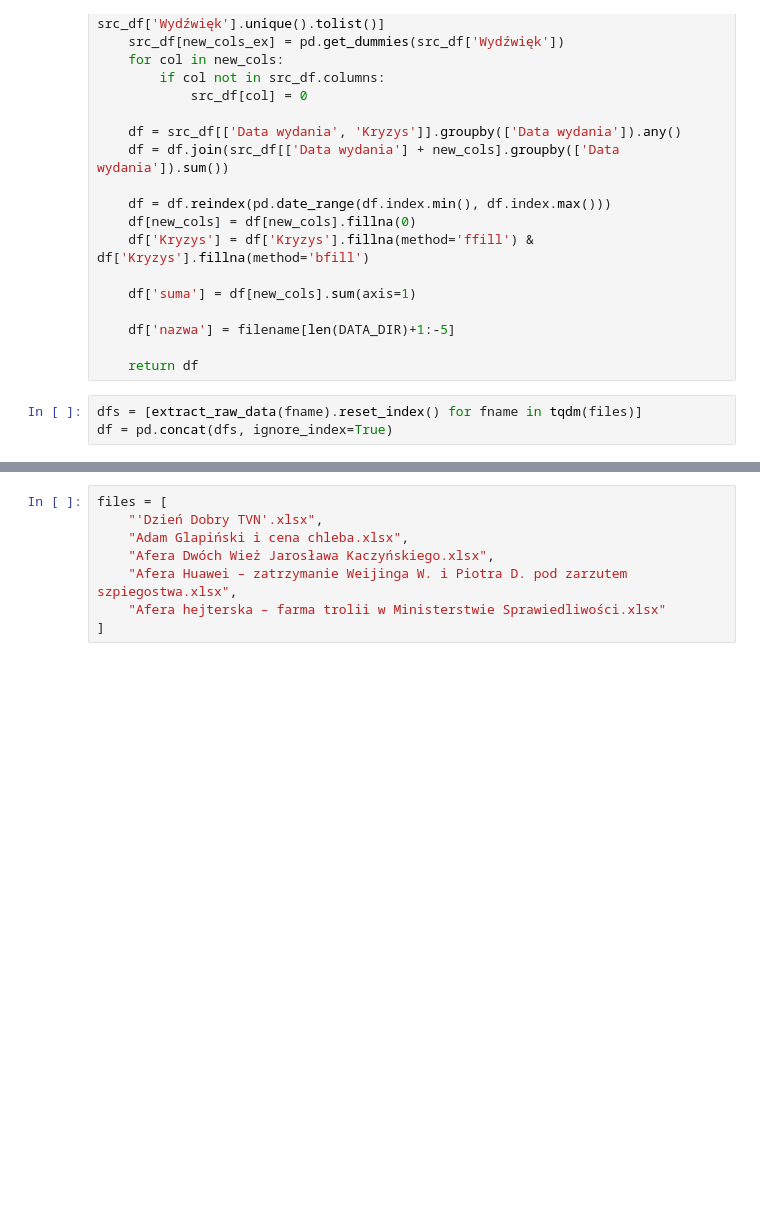
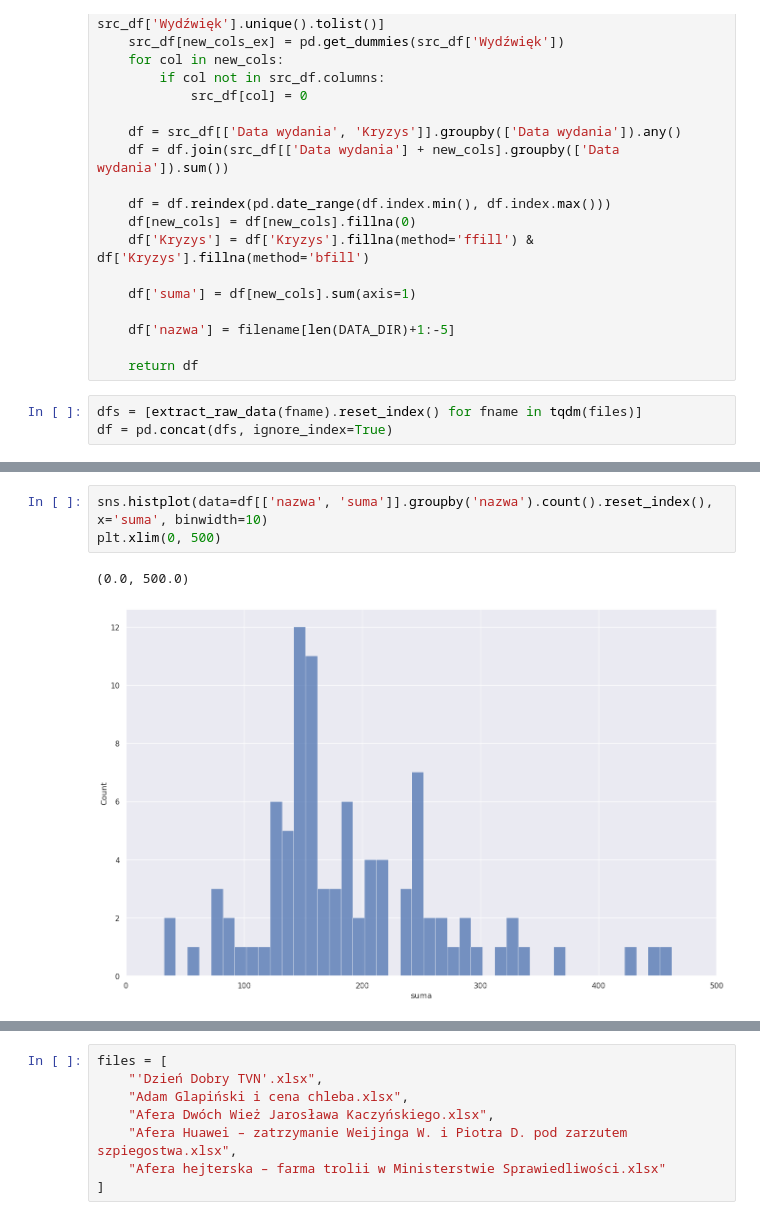
Before and after one commit to ProtossLuigi/crisis-detector, a Jupyter notebook: visualizations.ipynb, the cells around one changed output, grey strips where cells are left out. Cells and saved outputs as stored; diff of their text form; blank space fills up the shorter version.

```diff
--- a/visualizations.ipynb
+++ b/visualizations.ipynb
@@ -79 +91,7 @@ df = pd.concat(dfs, ignore_index=True)
+# %%
+sns.histplot(data=df[['nazwa', 'suma']].groupby('nazwa').count().reset_index(), x='suma', binwidth=10)
+plt.xlim(0, 500)
+# %% [output]
+(0.0, 500.0)
+[figure, added]
 # %%
```
Also changed, not shown: parts of 5 cells of this notebook, 2 other files.
